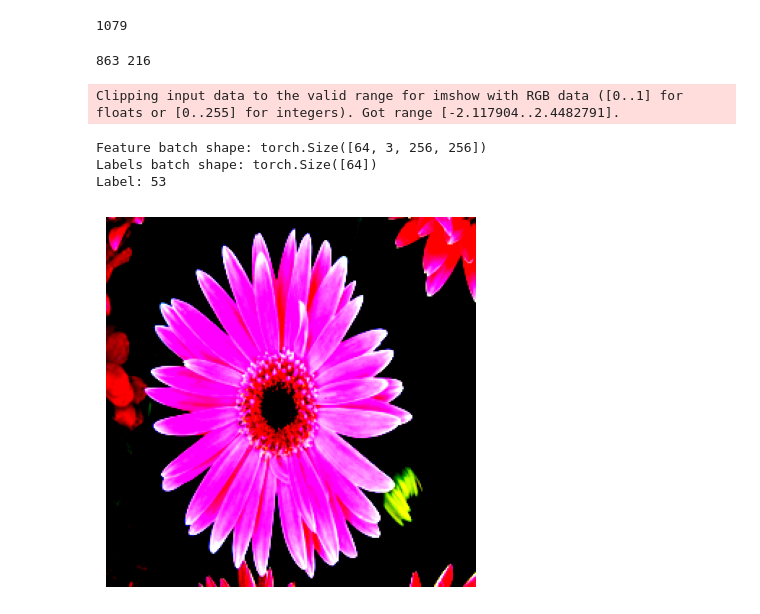
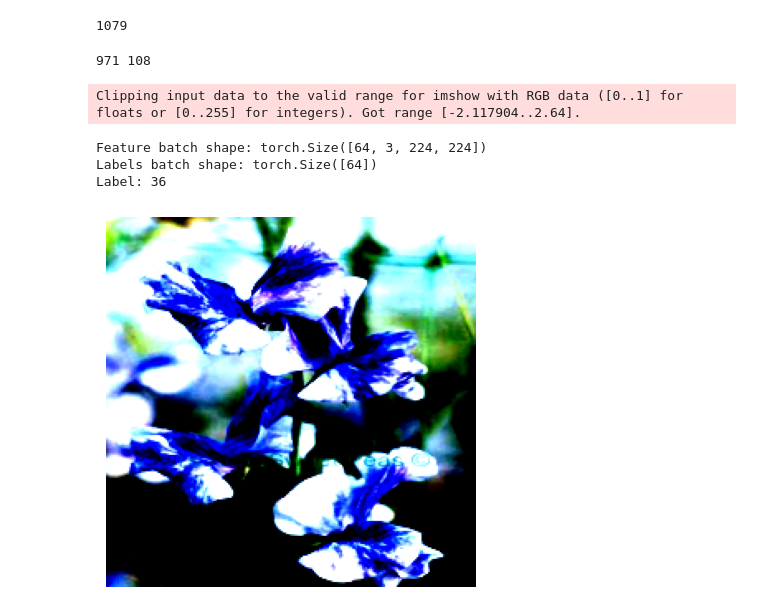
Before and after one commit to tcle103/cse144-final, a Jupyter notebook: final.ipynb, the cells around one changed output. Drawn from its saved outputs; the diff is of its cells as text; code cells hidden in the pictures.

Commit message:
added lib versions for reproducibility and also refactored split rate

```diff
--- a/final.ipynb
+++ b/final.ipynb
@@ -76,7 +78,7 @@ from torchvision.io import read_image
 
 batch_size = 64
 num_workers = 0
-img_size = 256
+img_size = 224
 
 # make annotations file for train dataset by walking thru directory
 # and writing a csv w/ each image and what label folder they're in
@@ -127,28 +129,30 @@ print(len(full_train_dataset))
 # %%
 # split dataset and set up dataloaders for train/val, verify is working
 import math
 
-train_set, val_set = random_split(full_train_dataset, [math.floor(len(full_train_dataset)*0.8), (len(full_train_dataset) - math.floor(len(full_train_dataset)*0.8))])
+split_rate = 0.9
+
+train_set, val_set = random_split(full_train_dataset, [math.floor(len(full_train_dataset)*split_rate), (len(full_train_dataset) - math.floor(len(full_train_dataset)*split_rate))])
 train_loader = DataLoader(train_set, batch_size=batch_size, shuffle=True)
 val_loader = DataLoader(val_set, batch_size=batch_size)
 print(len(train_set), len(val_set))
 
 
 sample = next(iter(train_loader))
 train_features = sample["image"]
 train_labels = sample["label"]
+img = train_features[0].numpy().transpose(1, 2, 0)
+label = train_labels[0]
 print(f"Feature batch shape: {train_features.size()}")
 print(f"Labels batch shape: {train_labels.size()}")
 print(f"Label: {label}")
-img = train_features[0].numpy().transpose(1, 2, 0)
-label = train_labels[0]
 plt.imshow(img)
 plt.axis("off")
 plt.show()
 # %% [output]
-863 216
+971 108
-Clipping input data to the valid range for imshow with RGB data ([0..1] for floats or [0..255] for integers). Got range [-2.117904..2.4482791].
+Clipping input data to the valid range for imshow with RGB data ([0..1] for floats or [0..255] for integers). Got range [-2.117904..2.64].
-Feature batch shape: torch.Size([64, 3, 256, 256])
+Feature batch shape: torch.Size([64, 3, 224, 224])
 Labels batch shape: torch.Size([64])
-Label: 53
+Label: 36
-[figure, old version]
+[figure, new version]
```
Also changed, not shown: parts of 1 cell of this notebook.
